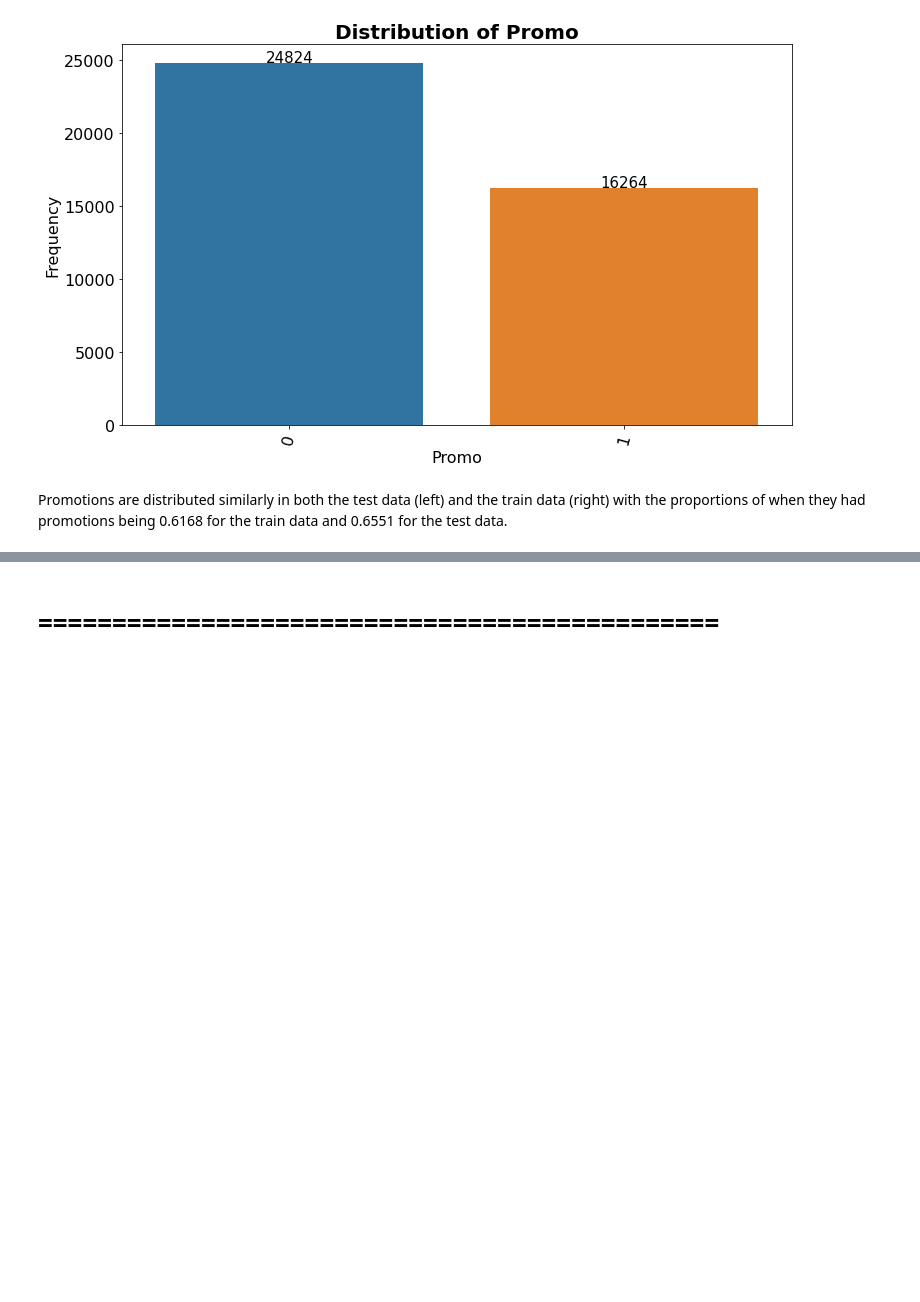
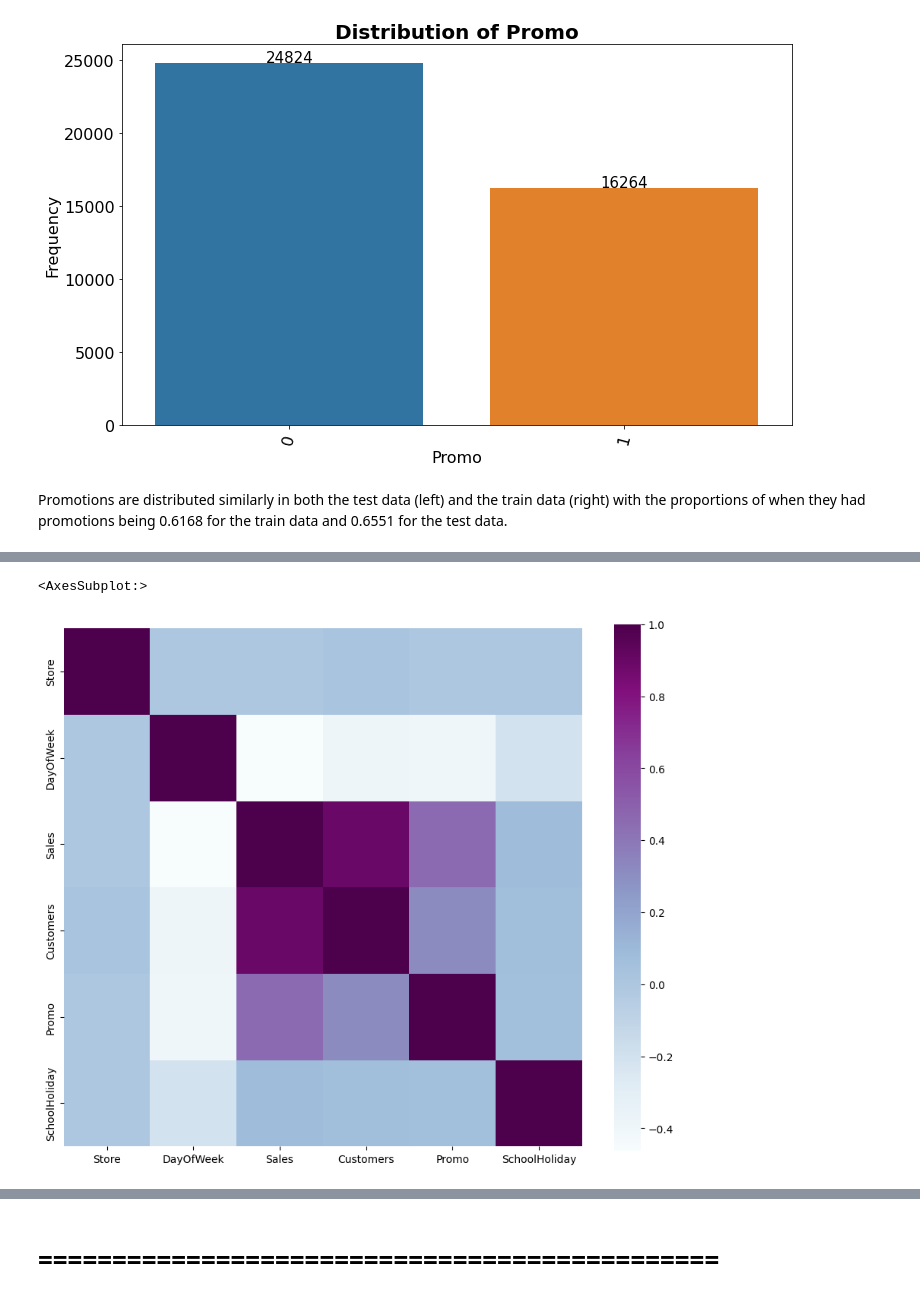
Before and after one commit to akrobi/timeseries_PharmaceuticalSalesPrediction, a Jupyter notebook: notebooks/eda.ipynb, the cells around one changed output, grey strips where cells are left out. Drawn from its saved outputs; the diff is of its cells as text; code cells hidden in the pictures; blank space fills up the shorter version.

```diff
--- a/notebooks/eda.ipynb
+++ b/notebooks/eda.ipynb
@@ -272,3 +281,12 @@ Promotions are distributed similarly in both the test data (left) and the train
 # sns.lineplot(x="timepoint", y="signal",
 #              hue="region", style="event",
 #              data=train_df)
+# %%
+# correlation plot of train_df variables
+
+traincorr=train_df.drop('Open',axis=1).corr()
+f,ax=plt.subplots(figsize=(11,9))
+sns.heatmap(traincorr,square=True,ax=ax,cmap = "BuPu")
+# %% [output]
+<AxesSubplot:>
+[figure, added]
```
Also changed, not shown: parts of 19 cells of this notebook.
